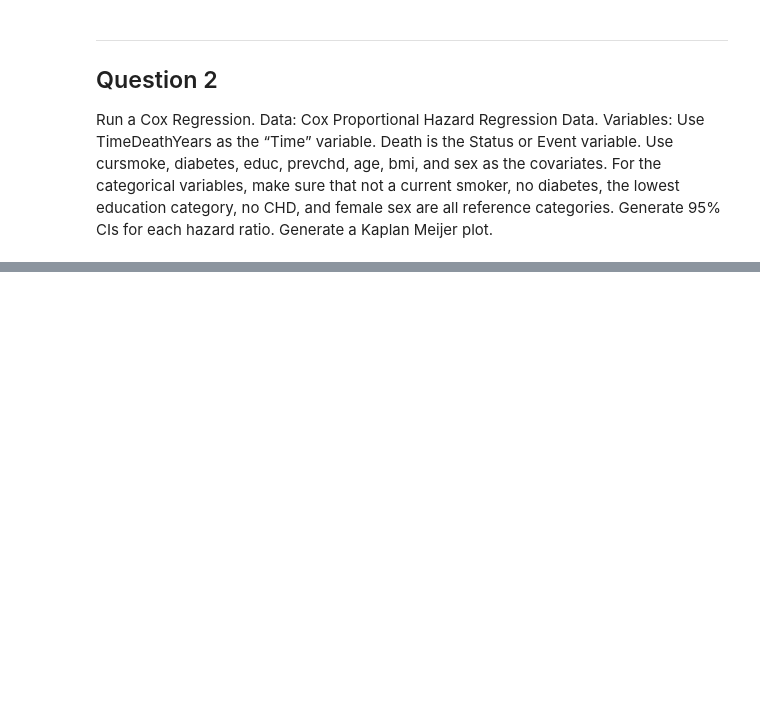
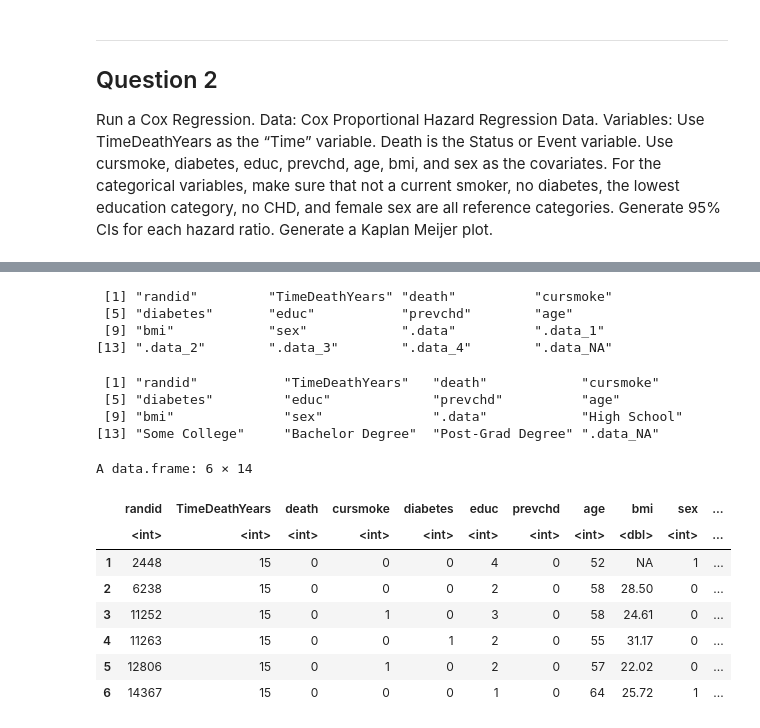
Before and after one commit to tyg3rr/HM878-Biostats, a Jupyter notebook: Problem Set 1c .ipynb, the cells around one changed output, grey strips where cells are left out. Cells and saved outputs as stored; diff of their text form; code cells hidden in the pictures; blank space fills up the shorter version.

```diff
--- a/Problem Set 1c .ipynb
+++ b/Problem Set 1c .ipynb
@@ -278,0 +263,2 @@ Run a Cox Regression. Data: Cox Proportional Hazard Regression Data. Variables:
+# %%
+df <- read.csv("C:\\Users\\ljens\\Downloads\\Cox Prop Hazard Regression Data.csv")
@@ -278,0 +325,32 @@ Run a Cox Regression. Data: Cox Proportional Hazard Regression Data. Variables:
+# %%
+df <- merge(df, dummy_cols(df$educ))
+# %%
+colnames(df)
+# %% [output]
+ [1] "randid"         "TimeDeathYears" "death"          "cursmoke"
+ [5] "diabetes"       "educ"           "prevchd"        "age"
+ [9] "bmi"            "sex"            ".data"          ".data_1"
+[13] ".data_2"        ".data_3"        ".data_4"        ".data_NA"
+# %%
+df <- rename(df, "High School" = '.data_1', "Some College"= '.data_2', "Bachelor Degree" = '.data_3', "Post-Grad Degree" = '.data_4')
+# %%
+colnames(df)
+# %% [output]
+ [1] "randid"           "TimeDeathYears"   "death"            "cursmoke"
+ [5] "diabetes"         "educ"             "prevchd"          "age"
+ [9] "bmi"              "sex"              ".data"            "High School"
+[13] "Some College"     "Bachelor Degree"  "Post-Grad Degree" ".data_NA"
+# %%
+df <- df[c('randid','TimeDeathYears','death','cursmoke','diabetes','educ','prevchd','age','bmi','sex','High School','Some College','Bachelor Degree','Post-Grad Degree')]
+# %%
+head(df)
+# %% [output]
+A data.frame: 6 × 14
+|  | randid | TimeDeathYears | death | cursmoke | diabetes | educ | prevchd | age | bmi | sex | ... |
+|  | <int> | <int> | <int> | <int> | <int> | <int> | <int> | <int> | <dbl> | <int> | ... |
+| 1 | 2448 | 15 | 0 | 0 | 0 | 4 | 0 | 52 | NA | 1 | ... |
+| 2 | 6238 | 15 | 0 | 0 | 0 | 2 | 0 | 58 | 28.50 | 0 | ... |
+| 3 | 11252 | 15 | 0 | 1 | 0 | 3 | 0 | 58 | 24.61 | 0 | ... |
+| 4 | 11263 | 15 | 0 | 0 | 1 | 2 | 0 | 55 | 31.17 | 0 | ... |
+| 5 | 12806 | 15 | 0 | 1 | 0 | 2 | 0 | 57 | 22.02 | 0 | ... |
+| 6 | 14367 | 15 | 0 | 0 | 0 | 1 | 0 | 64 | 25.72 | 1 | ... |
```
Also changed, not shown: parts of 22 cells of this notebook.
